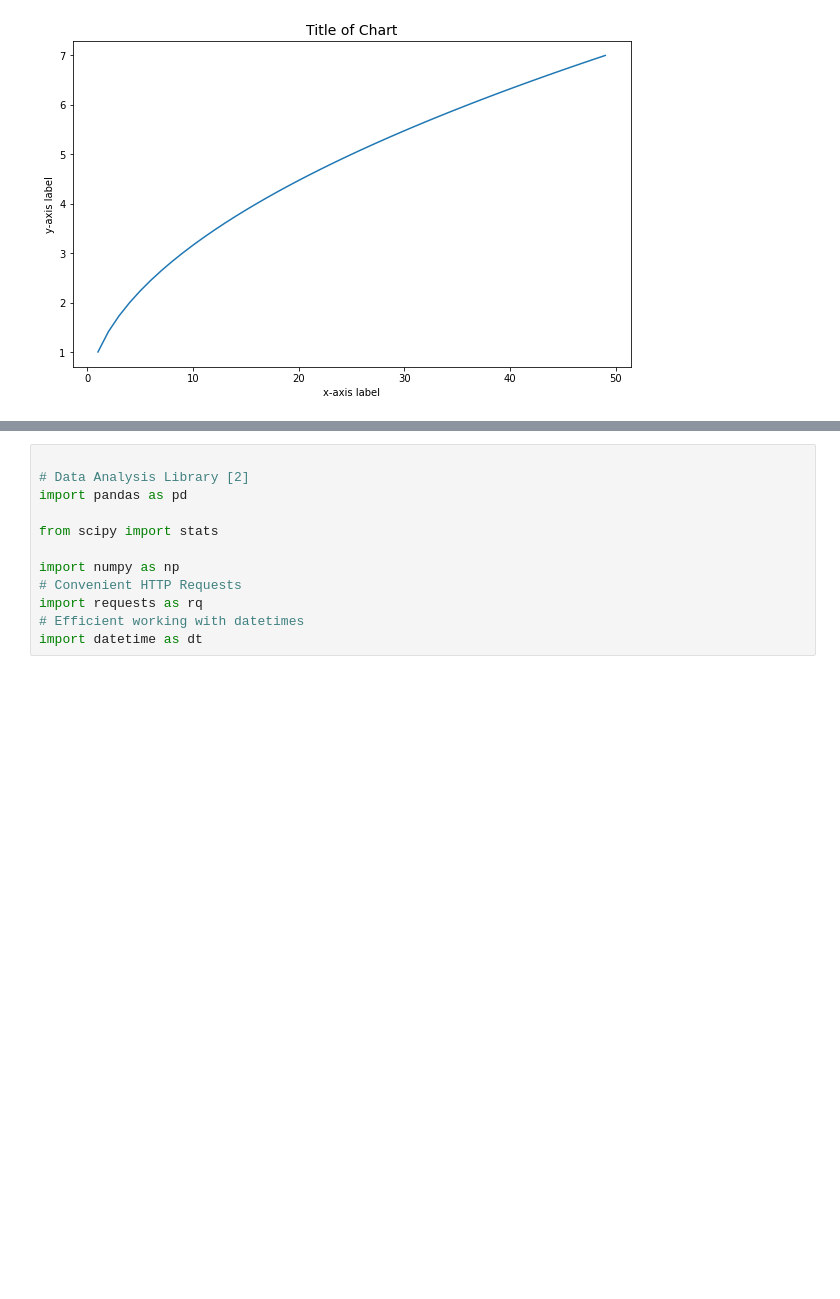
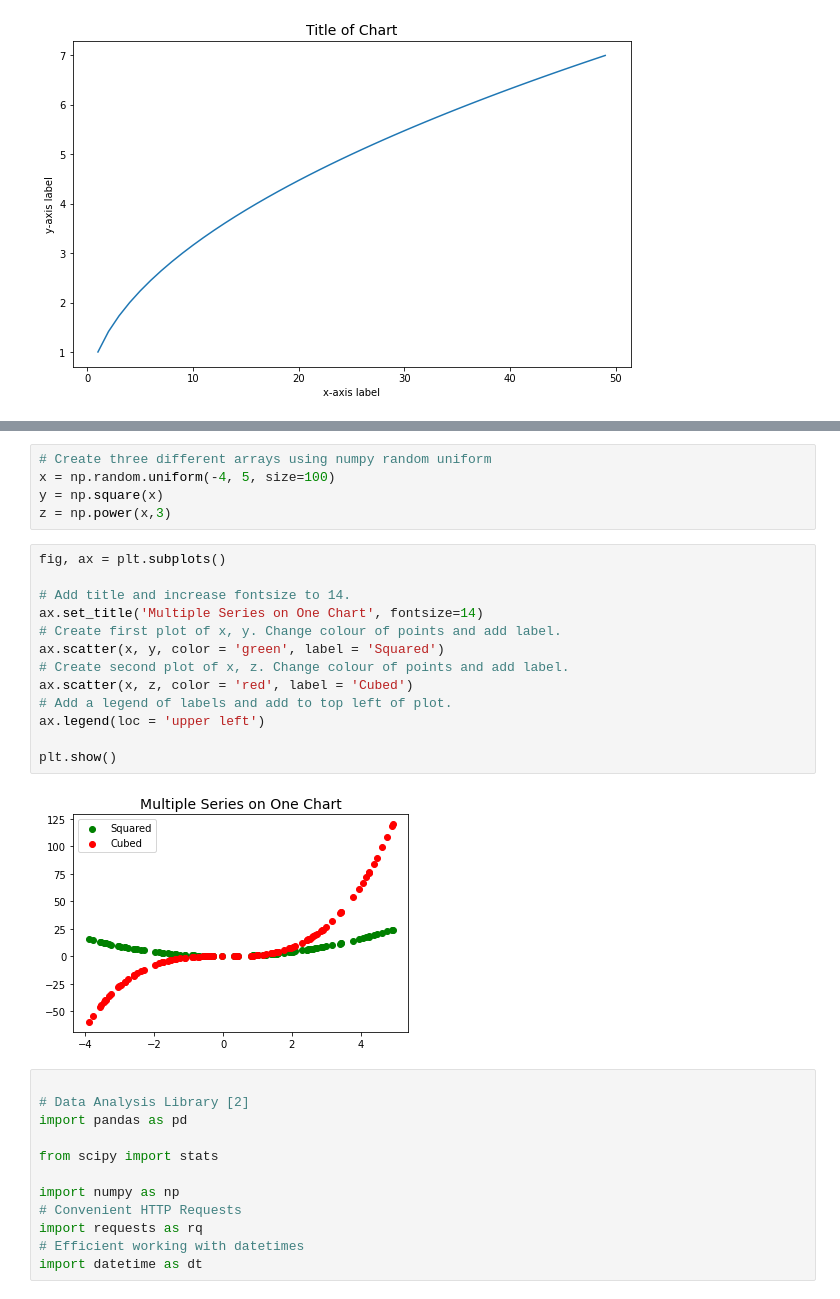
Before and after one commit to Sam-Tracey/Fundamentals-of-Data-Analysis, a Jupyter notebook: pyplot.ipynb, the cells around one changed output, grey strips where cells are left out. Drawn from its saved outputs; the diff is of its cells as text; blank space fills up the shorter version.

Commit message:
Added overview of multiple data series on one chart

```diff
--- a/pyplot.ipynb
+++ b/pyplot.ipynb
@@ -104,3 +110,23 @@ plt.show()
+# %%
+# Create three different arrays using numpy random uniform
+x = np.random.uniform(-4, 5, size=100)
+y = np.square(x)
+z = np.power(x,3)
+# %%
+fig, ax = plt.subplots()
+
+# Add title and increase fontsize to 14.
+ax.set_title('Multiple Series on One Chart', fontsize=14)
+# Create first plot of x, y. Change colour of points and add label.
+ax.scatter(x, y, color = 'green', label = 'Squared')
+# Create second plot of x, z. Change colour of points and add label.
+ax.scatter(x, z, color = 'red', label = 'Cubed')
+# Add a legend of labels and add to top left of plot.
+ax.legend(loc = 'upper left')
+
+plt.show()
+# %% [output]
+[figure, added]
 # %%
 
 # Data Analysis Library [2]
```
Also changed, not shown: parts of 2 cells of this notebook.
